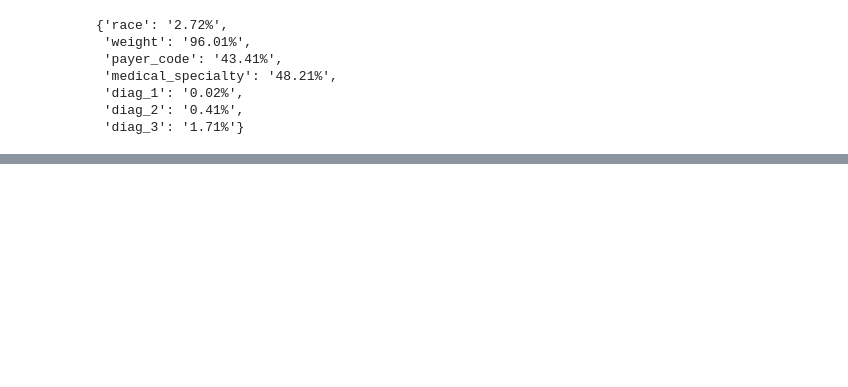
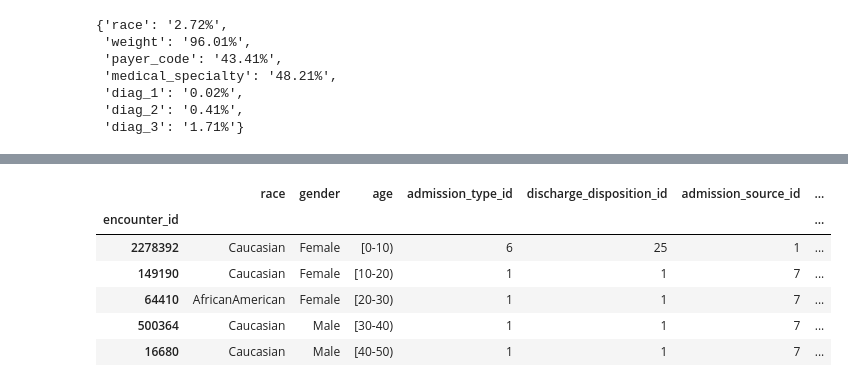
Before and after one commit to bbros7/diabetes-classification, a Jupyter notebook: Diabetes Classifier.ipynb, the cells around one changed output, grey strips where cells are left out. Cells and saved outputs as stored; diff of their text form; code cells hidden in the pictures; blank space fills up the shorter version.

```diff
--- a/Diabetes Classifier.ipynb
+++ b/Diabetes Classifier.ipynb
@@ -342,0 +152,4 @@ Index(['A1Cresult', 'acarbose', 'acetohexamide', 'admission_source_id',
+# %%
+# List the columns with one class representing 75% of concentration
+list_columns = skewed_columns(final_df, 0.75)
+list_columns
@@ -342,0 +174,18 @@ Index(['A1Cresult', 'acarbose', 'acetohexamide', 'admission_source_id',
+# %%
+# The columns listed before was considered candidates to drop.
+# Checking the graphs and the meaning thru the article, some was excluded
+columns_to_keep = ['number_outpatient',
+                 'number_emergency',
+                 'number_inpatient',
+                 'max_glu_serum',
+                 'A1Cresult',
+                 'metformin',
+                 'diabetesMed']
+# %%
+# Resulting columns to drop
+to_drop = [col for col in list_columns if col not in columns_to_keep]
+
+final_df = final_df.drop(columns=to_drop)
+# %%
+pd.options.display.max_columns = None
+final_df.head()
@@ -342,0 +199,12 @@ Index(['A1Cresult', 'acarbose', 'acetohexamide', 'admission_source_id',
+# %%
+# The feature 'patint_nbr' represents a identifier for patint and should be removed from the dataset before running the model
+indexed_data = final_df.drop(columns=['patient_nbr']).set_index('encounter_id')
+indexed_data.head()
+# %% [output]
+|  | race | gender | age | admission_type_id | discharge_disposition_id | admission_source_id | ... |
+| encounter_id |  |  |  |  |  |  | ... |
+| 2278392 | Caucasian | Female | [0-10) | 6 | 25 | 1 | ... |
+| 149190 | Caucasian | Female | [10-20) | 1 | 1 | 7 | ... |
+| 64410 | AfricanAmerican | Female | [20-30) | 1 | 1 | 7 | ... |
+| 500364 | Caucasian | Male | [30-40) | 1 | 1 | 7 | ... |
+| 16680 | Caucasian | Male | [40-50) | 1 | 1 | 7 | ... |
```
Also changed, not shown: parts of 48 cells of this notebook, 4 other files.
